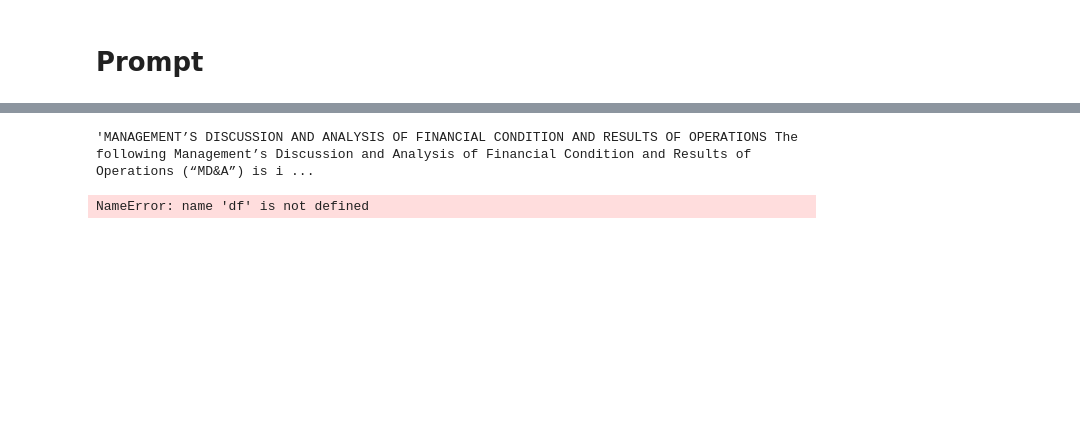
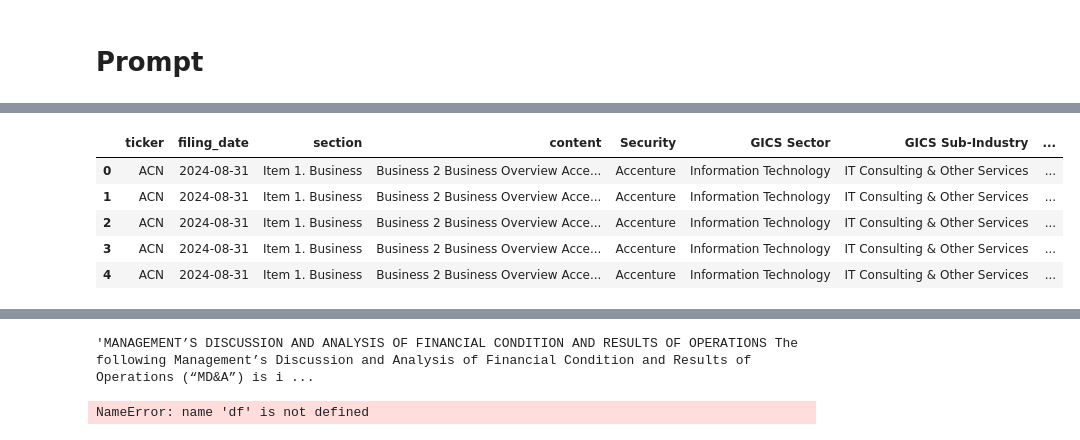
Before and after one commit to maseehfaizan/Hybrid_Pricer, a Jupyter notebook: financial_text.ipynb, the cells around one changed output, grey strips where cells are left out. Drawn from its saved outputs; the diff is of its cells as text; code cells hidden in the pictures; blank space fills up the shorter version.

````diff
--- a/financial_text.ipynb
+++ b/financial_text.ipynb
@@ -135,0 +31,6 @@ I am also making sure the longest text is the main text, (This way it ignores ta
+# %%
+it = sp[sp['GICS Sector']=='Information Technology']
+cs = sp[sp['GICS Sector']=='Communication Services']
+cd = sp[sp['GICS Sector']=='Consumer Discretionary']
+df = pd.concat([it, cs, cd], ignore_index=True)
+it.count()
@@ -392,0 +460,52 @@ prompt = f"""
+# %%
+import pandas as pd
+import json
+
+def parse_gemini_response(df):
+    """Parse the gemini_response column into separate columns"""
+
+    # Function to clean and parse a single cell
+    def parse_cell(cell_value):
+        if pd.isna(cell_value):
+            return {'question': None, 'answer': None, 'supporting_quote': None, 'confidence': None}
+
+        # Remove ```json and ``` markers
+        cleaned = cell_value.strip()
+        if cleaned.startswith('```json'):
+            cleaned = cleaned[7:]
+        if cleaned.endswith('```'):
+            cleaned = cleaned[:-3]
+
+        # Remove escaped newlines
+        cleaned = cleaned.replace('\\n', '')
+
+        try:
+            # Parse JSON
+            parsed = json.loads(cleaned)
+            return parsed
+        except json.JSONDecodeError:
+            # Return None values if parsing fails
+            return {'question': None, 'answer': None, 'supporting_quote': None, 'confidence': None}
+
+    # Apply parsing to each row
+    parsed_data = df['gemini_response'].apply(parse_cell)
+
+    # Convert to DataFrame and join with original
+    parsed_df = pd.DataFrame(parsed_data.tolist())
+    df_final = pd.concat([df, parsed_df], axis=1)
+
+    # Optionally drop the original gemini_response column
+    # df_final = df_final.drop('gemini_response', axis=1)
+
+    return df_final
+
+# Usage
+df_cleaned = parse_gemini_response(df_processed)
+df_cleaned.head()
+# %% [output]
+|  | ticker | filing_date | section | content | Security | GICS Sector | GICS Sub-Industry | ... |
+| 0 | ACN | 2024-08-31 | Item 1. Business | Business 2 Business Overview Acce... | Accenture | Information Technology | IT Consulting & Other Services | ... |
+| 1 | ACN | 2024-08-31 | Item 1. Business | Business 2 Business Overview Acce... | Accenture | Information Technology | IT Consulting & Other Services | ... |
+| 2 | ACN | 2024-08-31 | Item 1. Business | Business 2 Business Overview Acce... | Accenture | Information Technology | IT Consulting & Other Services | ... |
+| 3 | ACN | 2024-08-31 | Item 1. Business | Business 2 Business Overview Acce... | Accenture | Information Technology | IT Consulting & Other Services | ... |
+| 4 | ACN | 2024-08-31 | Item 1. Business | Business 2 Business Overview Acce... | Accenture | Information Technology | IT Consulting & Other Services | ... |
````
Also changed, not shown: parts of 37 cells of this notebook, 14 other files.
